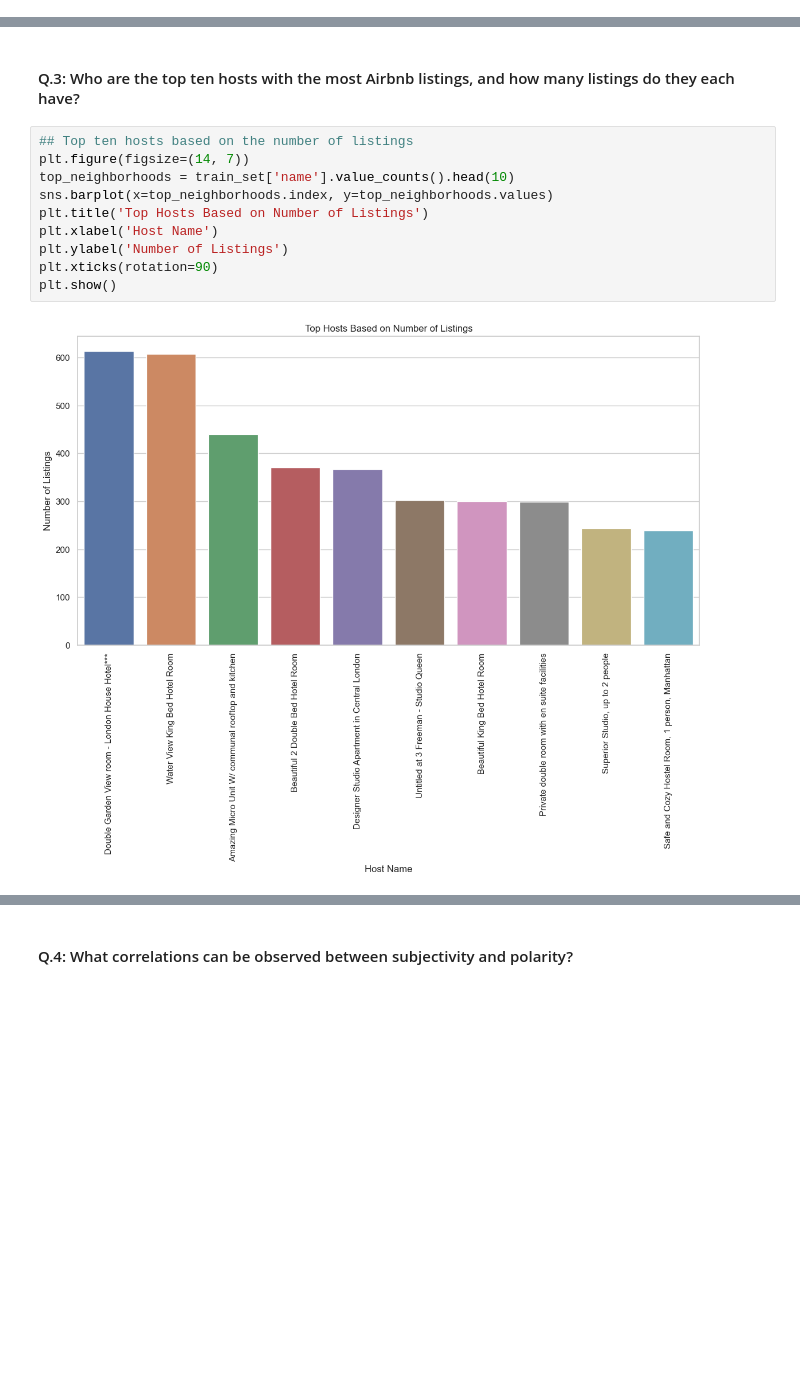
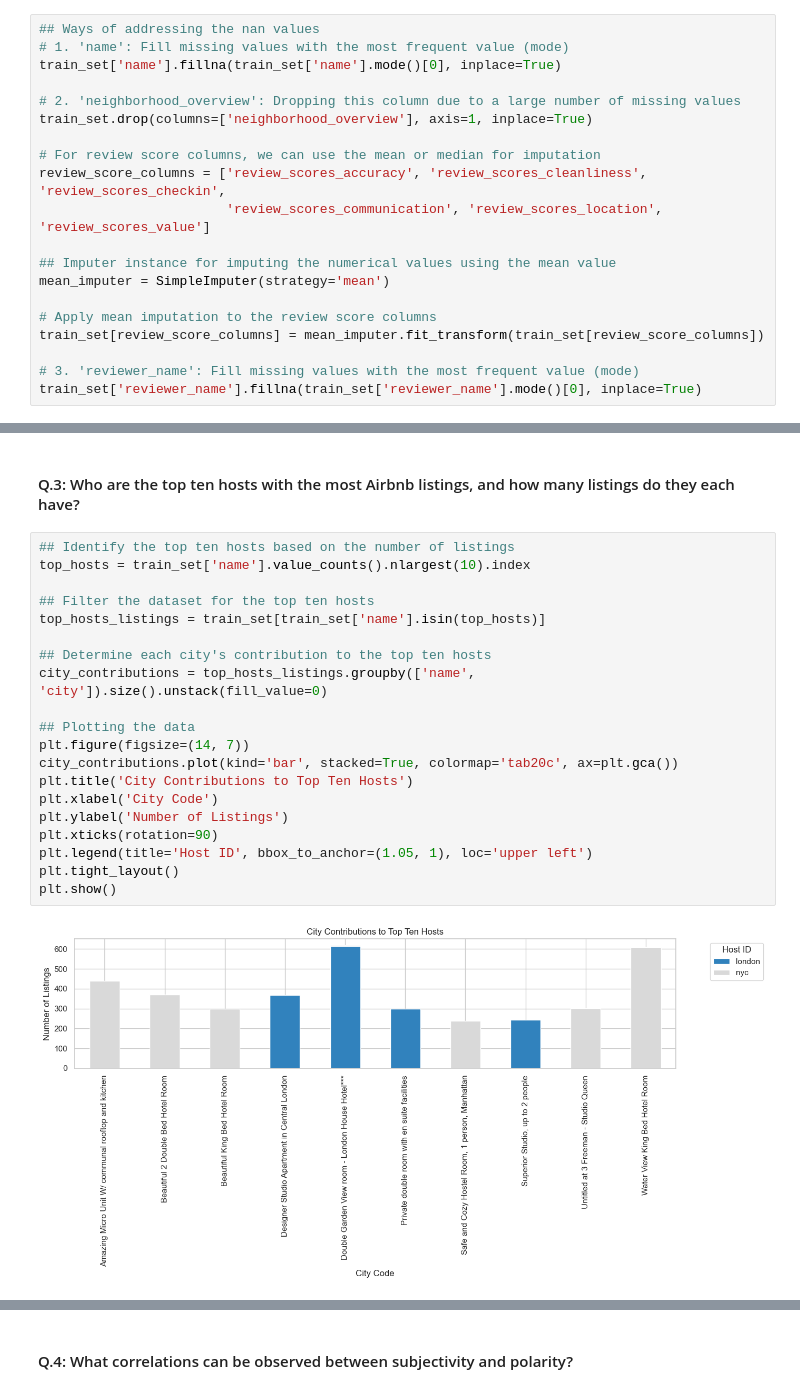
Before and after one commit to DEBI2024/AirBnb-Reviews, a Jupyter notebook: Airbnb-EDA-Sentiment-Analysis.ipynb, the cells around one changed output, grey strips where cells are left out. Cells and saved outputs as stored; diff of their text form; blank space fills up the shorter version.

```diff
--- a/Airbnb-EDA-Sentiment-Analysis.ipynb
+++ b/Airbnb-EDA-Sentiment-Analysis.ipynb
@@ -98,0 +100,20 @@ freq         15618  275296         731          3733         1587
+# %%
+## Ways of addressing the nan values
+# 1. 'name': Fill missing values with the most frequent value (mode)
+train_set['name'].fillna(train_set['name'].mode()[0], inplace=True)
+
+# 2. 'neighborhood_overview': Dropping this column due to a large number of missing values
+train_set.drop(columns=['neighborhood_overview'], axis=1, inplace=True)
+
+# For review score columns, we can use the mean or median for imputation
+review_score_columns = ['review_scores_accuracy', 'review_scores_cleanliness', 'review_scores_checkin',
+                        'review_scores_communication', 'review_scores_location', 'review_scores_value']
+
+## Imputer instance for imputing the numerical values using the mean value
+mean_imputer = SimpleImputer(strategy='mean')
+
+# Apply mean imputation to the review score columns
+train_set[review_score_columns] = mean_imputer.fit_transform(train_set[review_score_columns])
+
+# 3. 'reviewer_name': Fill missing values with the most frequent value (mode)
+train_set['reviewer_name'].fillna(train_set['reviewer_name'].mode()[0], inplace=True)
@@ -151,15 +184,25 @@ plt.show()
 [figure]
 # %% [markdown]
 #### Q.3: Who are the top ten hosts with the most Airbnb listings, and how many listings do they each have?
-# %%
-## Top ten hosts based on the number of listings
-plt.figure(figsize=(14, 7))
-top_neighborhoods = train_set['name'].value_counts().head(10)
-sns.barplot(x=top_neighborhoods.index, y=top_neighborhoods.values)
-plt.title('Top Hosts Based on Number of Listings')
-plt.xlabel('Host Name')
-plt.ylabel('Number of Listings')
-plt.xticks(rotation=90)
-plt.show()
-# %% [output]
-[figure, removed]
+# %%
+## Identify the top ten hosts based on the number of listings
+top_hosts = train_set['name'].value_counts().nlargest(10).index
+
+## Filter the dataset for the top ten hosts
+top_hosts_listings = train_set[train_set['name'].isin(top_hosts)]
+
+## Determine each city's contribution to the top ten hosts
+city_contributions = top_hosts_listings.groupby(['name', 'city']).size().unstack(fill_value=0)
+
+## Plotting the data
+plt.figure(figsize=(14, 7))
+city_contributions.plot(kind='bar', stacked=True, colormap='tab20c', ax=plt.gca())
+plt.title('City Contributions to Top Ten Hosts')
+plt.xlabel('City Code')
+plt.ylabel('Number of Listings')
+plt.xticks(rotation=90)
+plt.legend(title='Host ID', bbox_to_anchor=(1.05, 1), loc='upper left')
+plt.tight_layout()
+plt.show()
+# %% [output]
+[figure, added]
```
Also changed, not shown: parts of 10 cells of this notebook.
